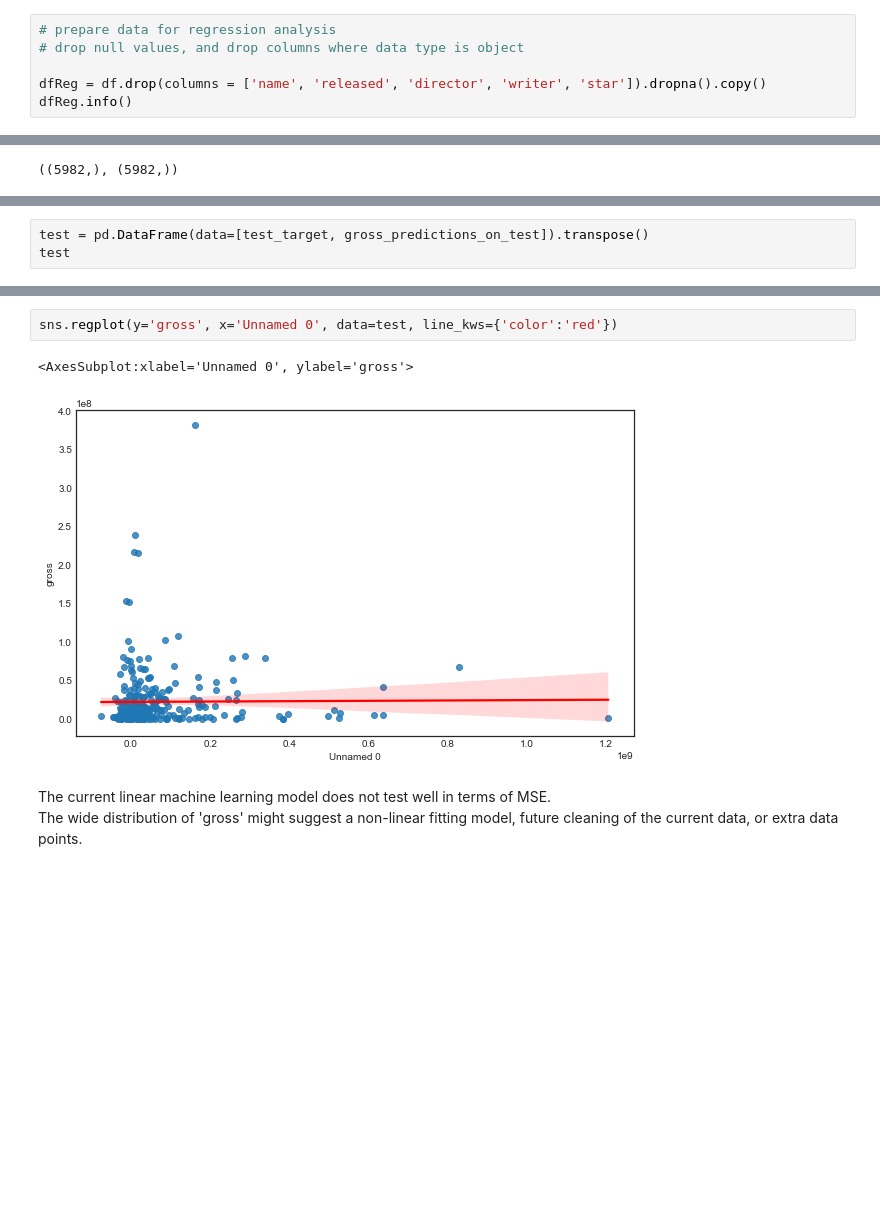
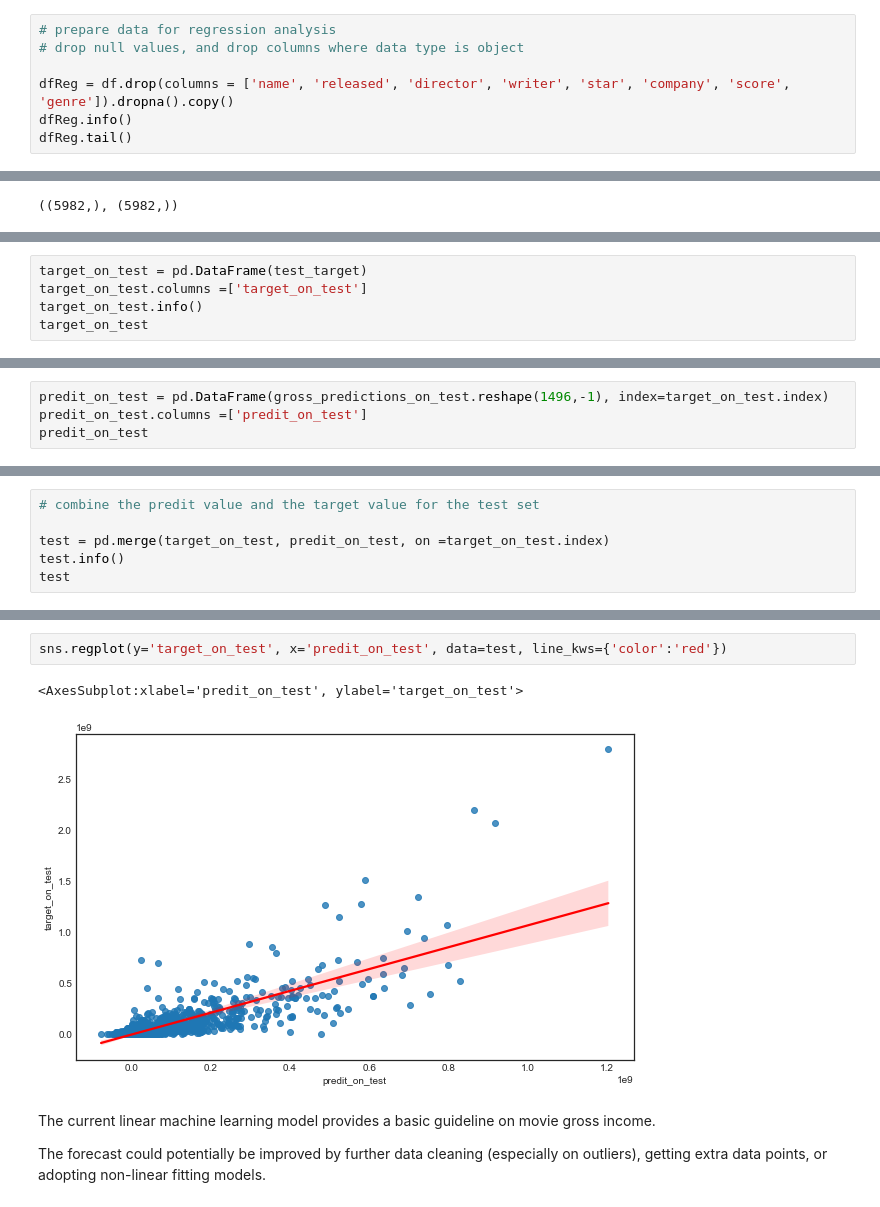
Before and after one commit to KylieKind/Sample-Projects, a Jupyter notebook: Movie Project - Correlation, Plots and Regression.ipynb, the cells around one changed output, grey strips where cells are left out. Cells and saved outputs as stored; diff of their text form; blank space fills up the shorter version.

Commit message:
Updated machine learning model

```diff
--- a/Movie Project - Correlation, Plots and Regression.ipynb
+++ b/Movie Project - Correlation, Plots and Regression.ipynb
@@ -454,8 +456,9 @@ memory usage: 644.1+ KB
 # prepare data for regression analysis
 # drop null values, and drop columns where data type is object
 
-dfReg = df.drop(columns = ['name', 'released', 'director', 'writer', 'star']).dropna().copy()
+dfReg = df.drop(columns = ['name', 'released', 'director', 'writer', 'star', 'company', 'score', 'genre']).dropna().copy()
 dfReg.info()
+dfReg.tail()
 # %% [output]
 <class 'pandas.core.frame.DataFrame'>
 Int64Index: 7478 entries, 0 to 7659
@@ -668,0 +759,5 @@ sqrtmse
+# %%
+target_on_test = pd.DataFrame(test_target)
+target_on_test.columns =['target_on_test']
+target_on_test.info()
+target_on_test
@@ -668,0 +786,4 @@ sqrtmse
+# %%
+predit_on_test = pd.DataFrame(gross_predictions_on_test.reshape(1496,-1), index=target_on_test.index)
+predit_on_test.columns =['predit_on_test']
+predit_on_test
@@ -669,4 +804,7 @@ sqrtmse
 # %%
-test = pd.DataFrame(data=[test_target, gross_predictions_on_test]).transpose()
+# combine the predit value and the target value for the test set
+
+test = pd.merge(target_on_test, predit_on_test, on =target_on_test.index)
+test.info()
 test
 # %% [output]
@@ -686,8 +834,9 @@ test
 # %%
-sns.regplot(y='gross', x='Unnamed 0', data=test, line_kws={'color':'red'})
+sns.regplot(y='target_on_test', x='predit_on_test', data=test, line_kws={'color':'red'})
 # %% [output]
-<AxesSubplot:xlabel='Unnamed 0', ylabel='gross'>
+<AxesSubplot:xlabel='predit_on_test', ylabel='target_on_test'>
-[figure, old version]
+[figure, new version]
 # %% [markdown]
-The current linear machine learning model does not test well in terms of MSE. \
-The wide distribution of 'gross' might suggest a non-linear fitting model, future cleaning of the current data, or extra data points.
+The current linear machine learning model provides a basic guideline on movie gross income. <br>
+
+The forecast could potentially be improved by further data cleaning (especially on outliers), getting extra data points, or adopting non-linear fitting models.
```
Also changed, not shown: parts of 38 cells of this notebook.
